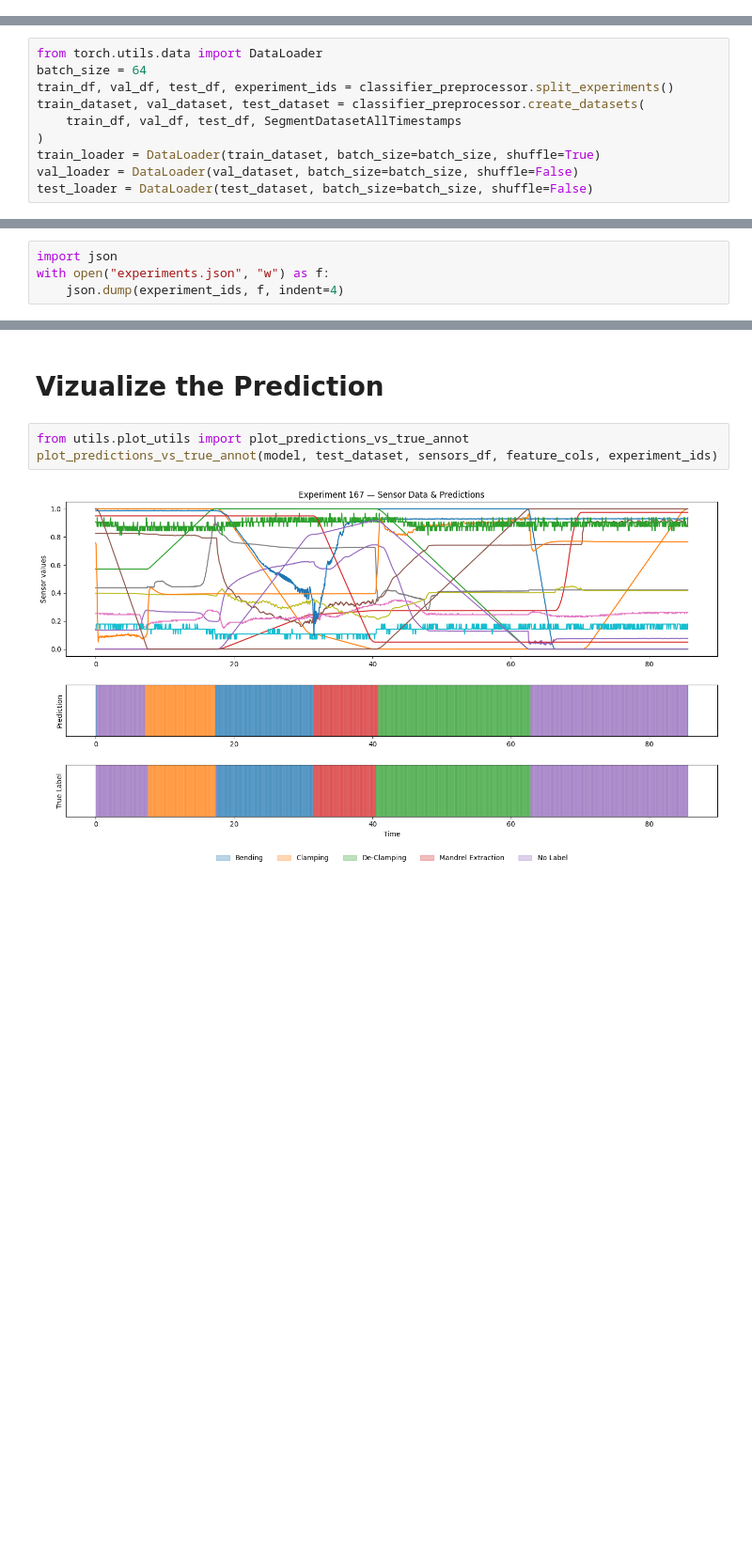
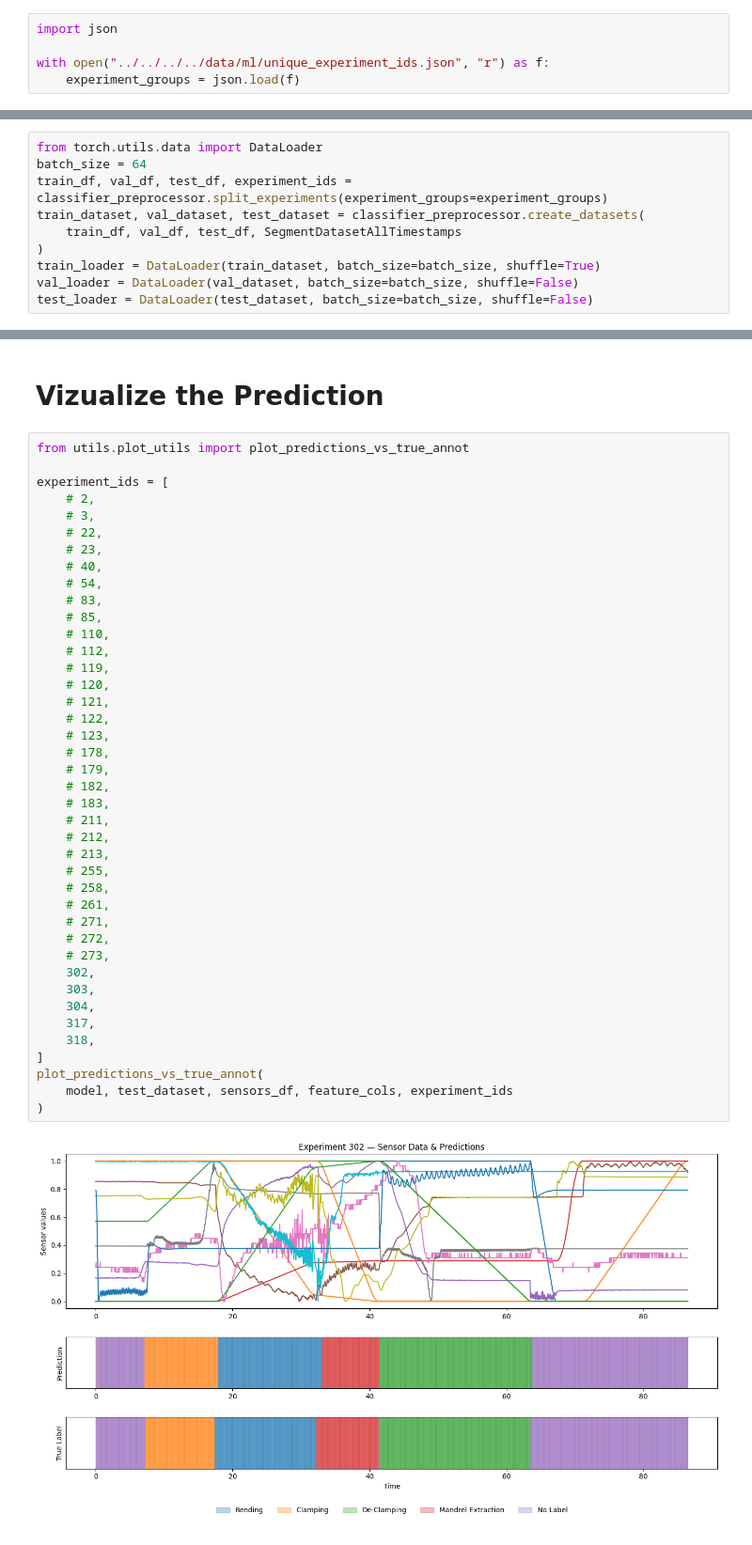
Before and after one commit to arman-niaruhi/temporal-windows-analysis-rotary-tube-bending, a Jupyter notebook: src/pipeline/ml/classification/classification_training.ipynb, the cells around one changed output, grey strips where cells are left out. Shown at 94% size. Cells and saved outputs as stored; diff of their text form; blank space fills up the shorter version.

```diff
--- a/src/pipeline/ml/classification/classification_training.ipynb
+++ b/src/pipeline/ml/classification/classification_training.ipynb
@@ -9,6 +9,11 @@ machine_part ="machine_and_movement"
 # Create my own classifier class
 # %%
 classifier_preprocessor = ClassifierPreprocessor(sensors_path=f"../../../../data/ml/features_{machine_part}_complete.csv", annotation_json="../../../../data/ml/machine-and-movement_complete.json")
+# %%
+import json
+
+with open("../../../../data/ml/unique_experiment_ids.json", "r") as f:
+    experiment_groups = json.load(f)
 # %% [markdown]
 # Read and Preprocess for training
 # %%
@@ -21,7 +26,7 @@ sensors_df = classifier_preprocessor.normalize_and_encode_labels()
 # %%
 from torch.utils.data import DataLoader
 batch_size = 64
-train_df, val_df, test_df, experiment_ids = classifier_preprocessor.split_experiments()
+train_df, val_df, test_df, experiment_ids = classifier_preprocessor.split_experiments(experiment_groups=experiment_groups)
 train_dataset, val_dataset, test_dataset = classifier_preprocessor.create_datasets(
     train_df, val_df, test_df, SegmentDatasetAllTimestamps
 )
@@ -36,7 +40,3 @@ Test experiments: 31
-# %%
-import json
-with open("experiments.json", "w") as f:
-    json.dump(experiment_ids, f, indent=4)
 # %% [markdown]
 # Create the model and train
 # %%
@@ -82,7 +82,45 @@ LSTMClassifier(
 # Vizualize the Prediction
 # %%
 from utils.plot_utils import plot_predictions_vs_true_annot
-plot_predictions_vs_true_annot(model, test_dataset, sensors_df, feature_cols, experiment_ids)
+
+experiment_ids = [
+    # 2,
+    # 3,
+    # 22,
+    # 23,
+    # 40,
+    # 54,
+    # 83,
+    # 85,
+    # 110,
+    # 112,
+    # 119,
+    # 120,
+    # 121,
+    # 122,
+    # 123,
+    # 178,
+    # 179,
+    # 182,
+    # 183,
+    # 211,
+    # 212,
+    # 213,
+    # 255,
+    # 258,
+    # 261,
+    # 271,
+    # 272,
+    # 273,
+    302,
+    303,
+    304,
+    317,
+    318,
+]
+plot_predictions_vs_true_annot(
+    model, test_dataset, sensors_df, feature_cols, experiment_ids
+)
 # %% [output]
-[figure, old version]
+[figure, new version]
 # %%
```
Also changed, not shown: parts of 3 cells of this notebook, 6 other files.
